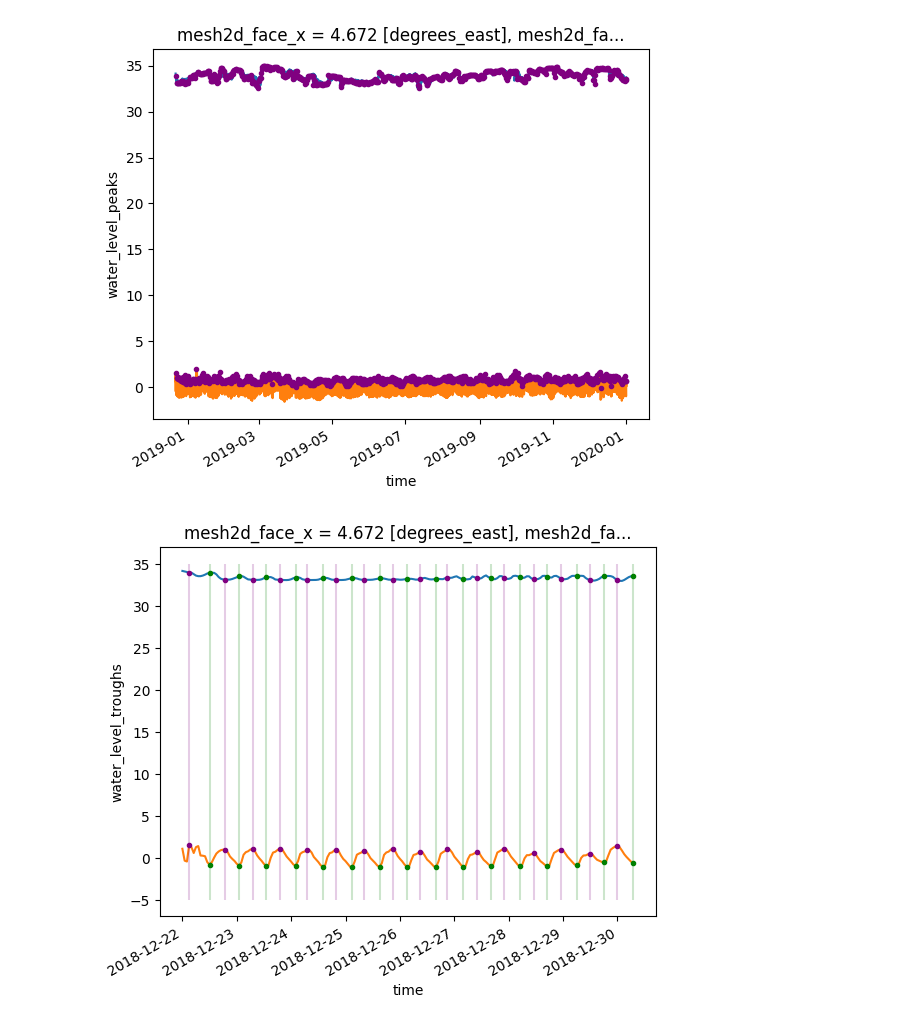
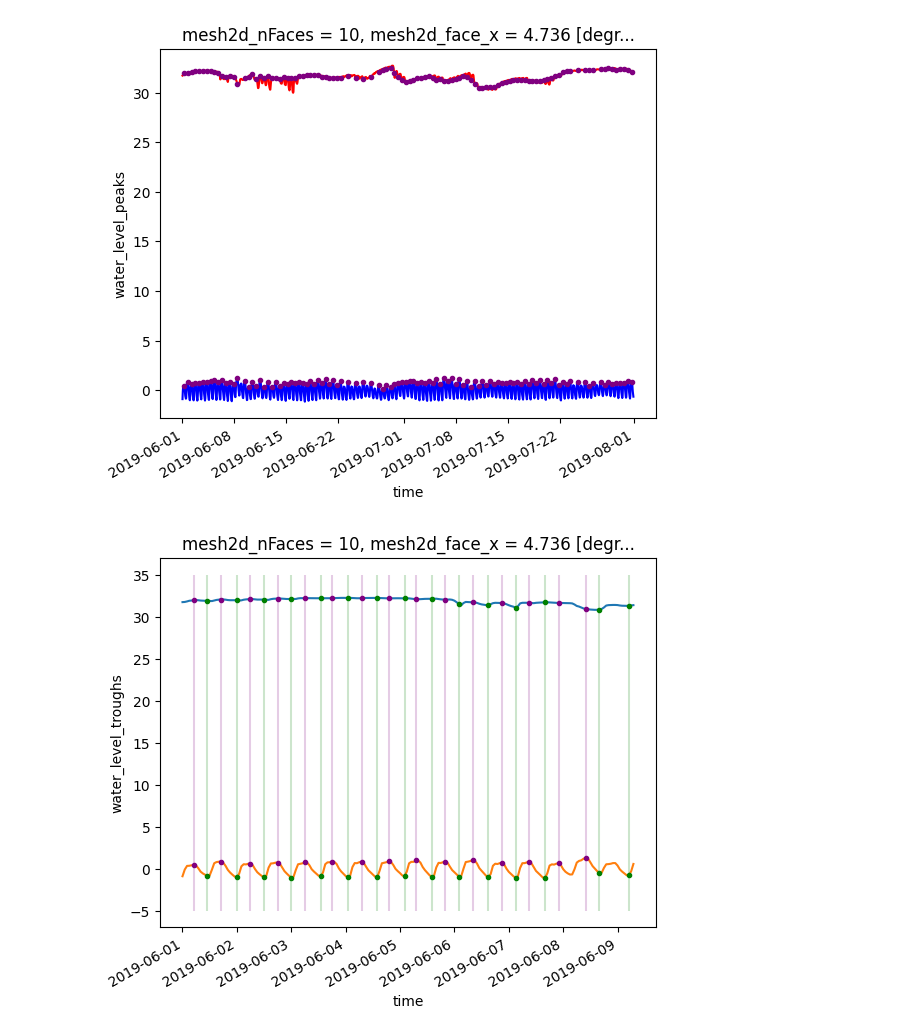
Before and after one commit to Deltares/D-EcoImpact, a Jupyter notebook: scripts/test_extreme_filter.ipynb, the cells around one changed output. Cells and saved outputs as stored; diff of their text form; code cells hidden in the pictures.

```diff
--- a/scripts/test_extreme_filter.ipynb
+++ b/scripts/test_extreme_filter.ipynb
@@ -7,23 +81,24 @@ import xarray as xr
 import matplotlib.pyplot as plt
 import numpy as np
 # %%
-ds = xr.open_dataset("../Example_0805_02.nc")
+ds = xr.open_dataset("../data/test_ecotope_calculation.nc")
 # %%
-sal = ds.salinity_8.isel(mesh2d_nFaces=5)
-wl = ds.water_level.isel(mesh2d_nFaces=5)
-sal_peaks = ds.salinity_peaks.isel(mesh2d_nFaces=5)
-sal_troughs = ds.salinity_troughs.isel(mesh2d_nFaces=5)
-wl_peaks = ds.water_level_peaks.isel(mesh2d_nFaces=5)
-wl_troughs = ds.water_level_troughs.isel(mesh2d_nFaces=5)
+face = 10
+sal = ds.salinity_8.isel(mesh2d_nFaces=face)
+wl = ds.water_level.isel(mesh2d_nFaces=face)
+sal_peaks = ds.salinity_peaks.isel(mesh2d_nFaces=face)
+sal_troughs = ds.salinity_troughs.isel(mesh2d_nFaces=face)
+wl_peaks = ds.water_level_peaks.isel(mesh2d_nFaces=face)
+wl_troughs = ds.water_level_troughs.isel(mesh2d_nFaces=face)
 # %%
 plt.figure()
-sal.plot()
-wl.plot()
+sal.plot(color="red")
+wl.plot(color="blue")
 sal_peaks.plot.line(color="purple", marker=".")
 wl_peaks.plot.line(color="purple", marker=".")
 plt.show()
 # %% [output]
-[figure, old version]
+[figure, new version]
 # %%
 plt.figure()
 size = 200
@@ -37,4 +112,4 @@ plt.vlines(sal_peaks[:size].dropna(dim="time").time, -5, 35, color="purple", alp
 plt.vlines(sal_troughs[:size].dropna(dim="time").time, -5, 35, color="green", alpha=0.2)
 plt.show()
 # %% [output]
-[figure, old version]
+[figure, new version]
```
Also changed, not shown: parts of 2 cells of this notebook, 1 other file.
